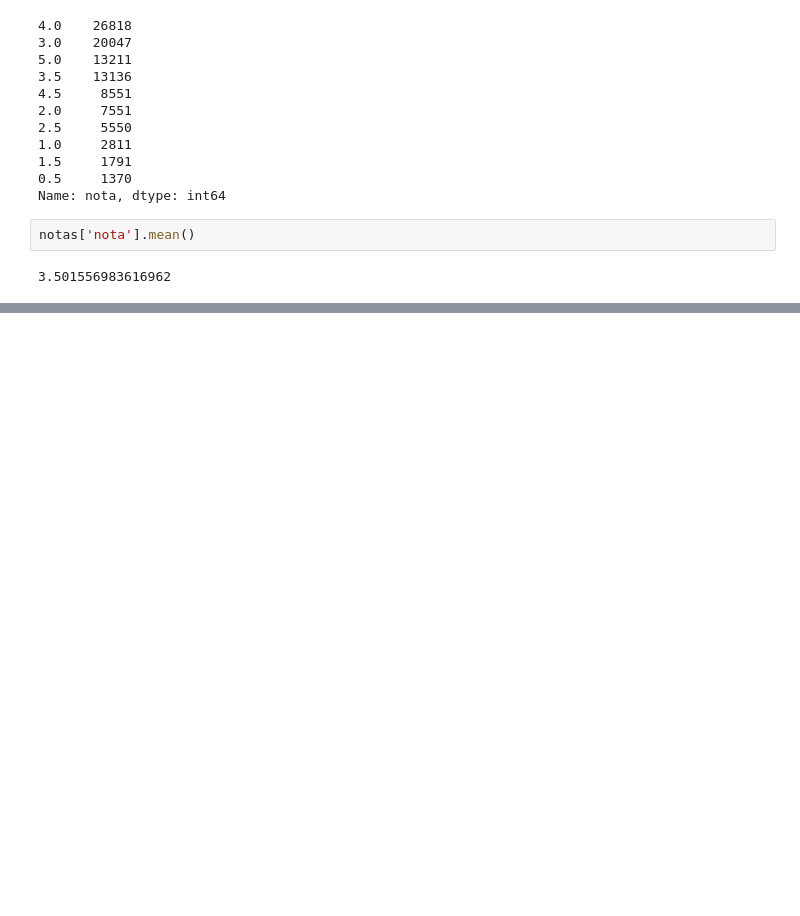
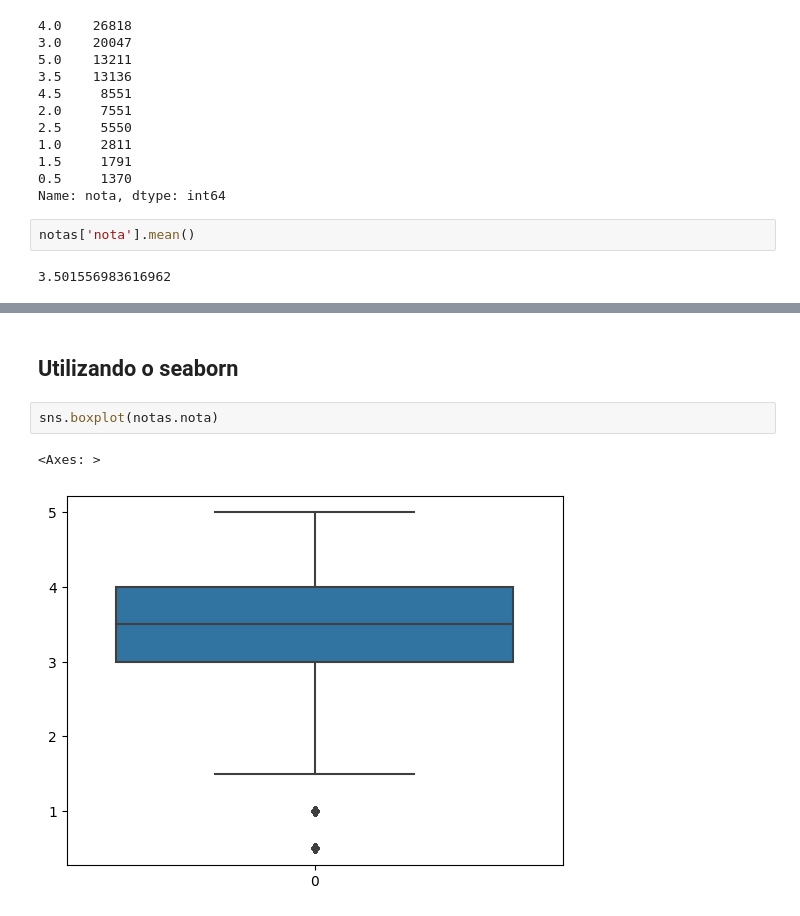
Before and after one commit to matheussato/data-science-study, a Jupyter notebook: Aula00.ipynb, the cells around one changed output, grey strips where cells are left out. Drawn from its saved outputs; the diff is of its cells as text; blank space fills up the shorter version.

```diff
--- a/Aula00.ipynb
+++ b/Aula00.ipynb
@@ -50,0 +75,7 @@ notas['nota'].mean()
+# %% [markdown]
+## Utilizando o seaborn
+# %%
+sns.boxplot(notas.nota)
+# %% [output]
+<Axes: >
+[figure, added]
```
Also changed, not shown: parts of 4 cells of this notebook.
